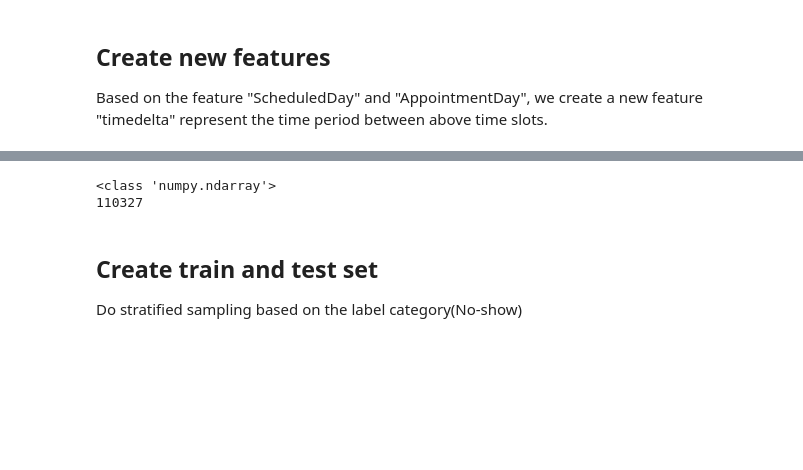
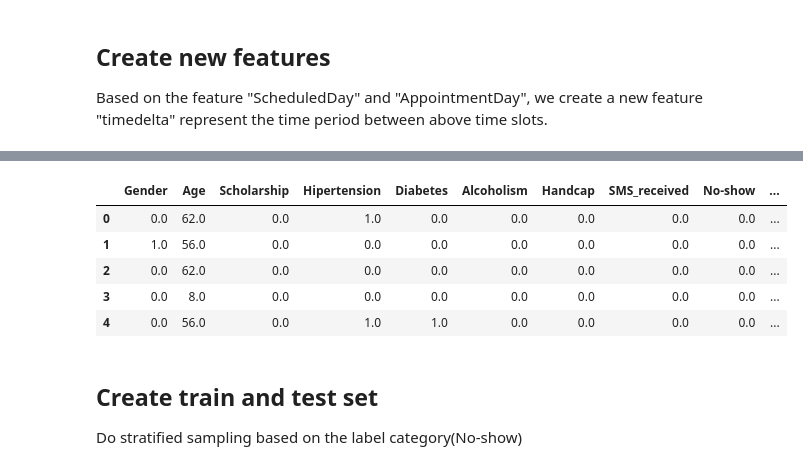
Before and after one commit to CescWang1991/Python-Machine-Learning, a Jupyter notebook: classification/case/medical_appointment.ipynb, the cells around one changed output, grey strips where cells are left out. Cells and saved outputs as stored; diff of their text form; code cells hidden in the pictures; blank space fills up the shorter version.

```diff
--- a/classification/case/medical_appointment.ipynb
+++ b/classification/case/medical_appointment.ipynb
@@ -219,13 +219,13 @@ Name: No-show, dtype: float64
 ## Create new features
 Based on the feature "ScheduledDay" and "AppointmentDay", we create a new feature "timedelta" represent the time period between above time slots.
 # %%
-median_tr = medical_clean.copy()
+medical_tr = medical_clean.copy()
 # Breaking Date Features(ScheduledDay, AppointmentDay) into Date Components
 for col in ['ScheduledDay', 'AppointmentDay']:
     for i, component in enumerate(['year', 'month', 'day']):
-        median_tr['%s_%s' % (col, component)] = median_tr[col]\
+        medical_tr['%s_%s' % (col, component)] = medical_tr[col]\
             .apply(lambda x: int(x.split('T')[0].split('-')[i]))
-median_tr.head()
+medical_tr.head()
 # %% [output]
 |  | Gender | ScheduledDay | AppointmentDay | Age | Scholarship | Hipertension | Diabetes | Alcoholism | ... |
 | 0 | 0 | 2016-04-29T18:38:08Z | 2016-04-29T00:00:00Z | 62 | 0 | 1 | 0 | 0 | ... |
@@ -239,24 +239,10 @@ from datetime import datetime
 
 def calculate_time_period(s_y, s_m, s_d, a_y, a_m, a_d):
     m = len(s_y)
-    day = []
+    day = np.zeros(shape=(m,))
     for i in range(m):
-        day.append((datetime(a_y[i], a_m[i], a_d[i])
-                   - datetime(s_y[i], s_m[i], s_d[i])).days)
+        day[i] = (datetime(a_y[i], a_m[i], a_d[i]) - datetime(s_y[i], s_m[i], s_d[i])).days
     return day
-
-
-y1 = median_tr.values[:, 11]
-m1 = median_tr.values[:, 12]
-d1 = median_tr.values[:, 13]
-y2 = median_tr.values[:, 14]
-m2 = median_tr.values[:, 15]
-d2 = median_tr.values[:, 16]
-print(type(y1))
-print(len(calculate_time_period(y1, m1, d1, y2, m2, d2)))
-# %% [output]
-<class 'numpy.ndarray'>
-110327
 # %%
 from sklearn.base import BaseEstimator, TransformerMixin
 
@@ -264,7 +250,15 @@ s_y, s_m, s_d = 11, 12, 13
 a_y, a_m, a_d = 14, 15, 16
 
 
-
 class AttrAdder(BaseEstimator, TransformerMixin):
     def __init__(self, add_period=True):
         self.add_period = add_period
+
+    def fit_transform(self, X, y=None, **fit_params):
+        await_day = calculate_time_period(X[:, s_y], X[:, s_m], X[:, s_d],
+                                          X[:, a_y], X[:, a_m], X[:, a_d])
+        return np.c_[await_day]
+
+
+attr_adder = AttrAdder()
+medical_extra_attr = attr_adder.fit_transform(medical_tr.values)
@@ -271,3 +274,14 @@ class AttrAdder(BaseEstimator, TransformerMixin):
+# %%
+medical_prepared = pd.DataFrame(np.hstack((medical_tr, medical_extra_attr)),
+                                columns=list(medical_tr.columns)+["AwaitDay"])
+medical_prepared.head()
+# %% [output]
+|  | Gender | Age | Scholarship | Hipertension | Diabetes | Alcoholism | Handcap | SMS_received | No-show | ... |
+| 0 | 0.0 | 62.0 | 0.0 | 1.0 | 0.0 | 0.0 | 0.0 | 0.0 | 0.0 | ... |
+| 1 | 1.0 | 56.0 | 0.0 | 0.0 | 0.0 | 0.0 | 0.0 | 0.0 | 0.0 | ... |
+| 2 | 0.0 | 62.0 | 0.0 | 0.0 | 0.0 | 0.0 | 0.0 | 0.0 | 0.0 | ... |
+| 3 | 0.0 | 8.0 | 0.0 | 0.0 | 0.0 | 0.0 | 0.0 | 0.0 | 0.0 | ... |
+| 4 | 0.0 | 56.0 | 0.0 | 1.0 | 1.0 | 0.0 | 0.0 | 0.0 | 0.0 | ... |
 # %% [markdown]
 ## Create train and test set
 Do stratified sampling based on the label category(No-show)
```
Also changed, not shown: parts of 9 cells of this notebook, 2 other files.
